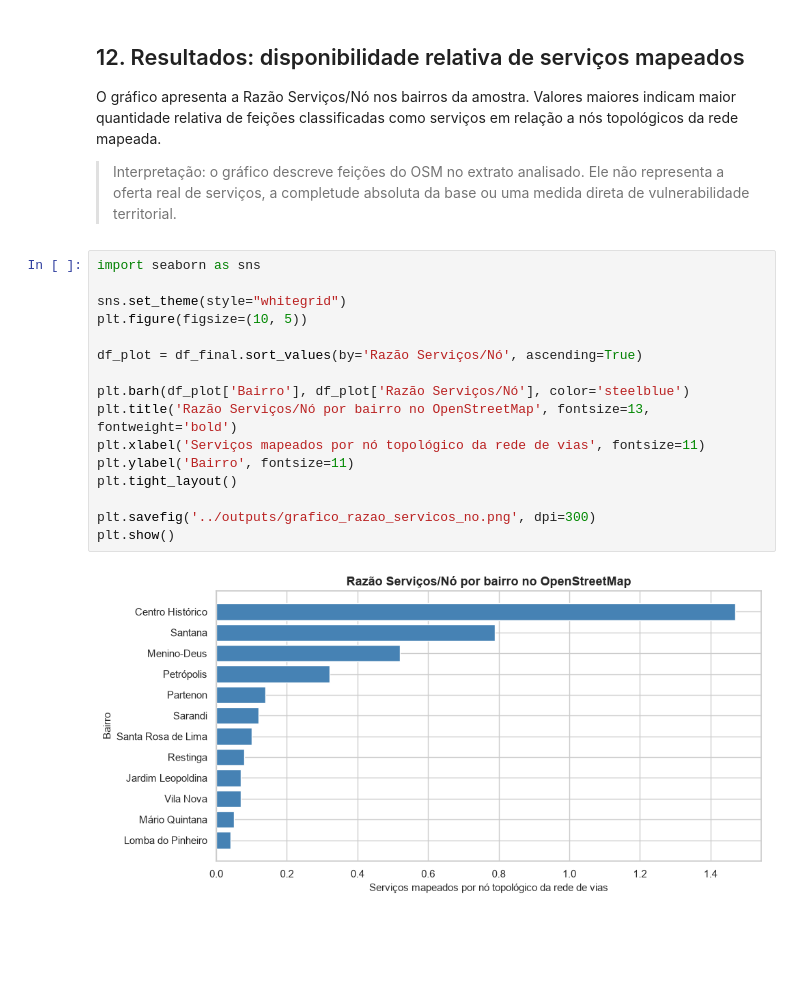
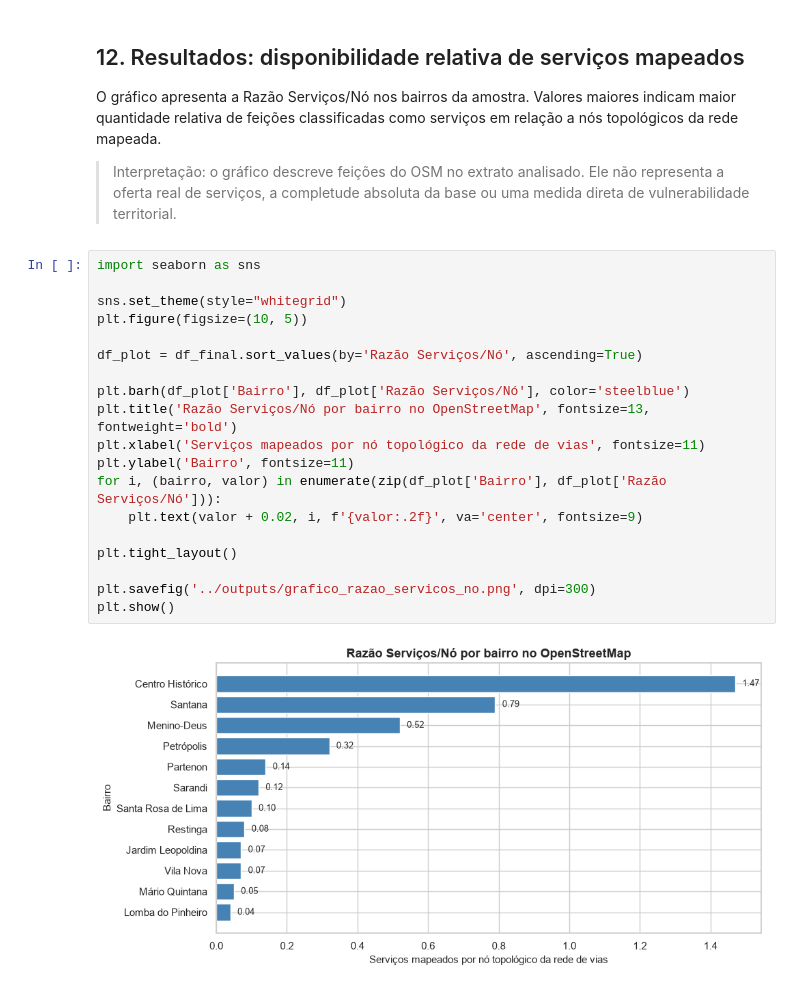
Before and after one commit to helenavalanera/geo-equidade, a Jupyter notebook: notebooks/GEO_Equidade_Porto_Alegre.ipynb, the cells around one changed output. Cells and saved outputs as stored; diff of their text form; blank space fills up the shorter version.

```diff
--- a/notebooks/GEO_Equidade_Porto_Alegre.ipynb
+++ b/notebooks/GEO_Equidade_Porto_Alegre.ipynb
@@ -537,19 +534,22 @@ O gráfico apresenta a Razão Serviços/Nó nos bairros da amostra. Valores maio
 # %%
 import seaborn as sns
 
 sns.set_theme(style="whitegrid")
 plt.figure(figsize=(10, 5))
 
 df_plot = df_final.sort_values(by='Razão Serviços/Nó', ascending=True)
 
 plt.barh(df_plot['Bairro'], df_plot['Razão Serviços/Nó'], color='steelblue')
 plt.title('Razão Serviços/Nó por bairro no OpenStreetMap', fontsize=13, fontweight='bold')
 plt.xlabel('Serviços mapeados por nó topológico da rede de vias', fontsize=11)
 plt.ylabel('Bairro', fontsize=11)
+for i, (bairro, valor) in enumerate(zip(df_plot['Bairro'], df_plot['Razão Serviços/Nó'])):
+    plt.text(valor + 0.02, i, f'{valor:.2f}', va='center', fontsize=9)
+
 plt.tight_layout()
 
 plt.savefig('../outputs/grafico_razao_servicos_no.png', dpi=300)
 plt.show()
 # %% [output]
-[figure, old version]
+[figure, new version]
 # %% [markdown]
```
Also changed, not shown: parts of 4 cells of this notebook.
